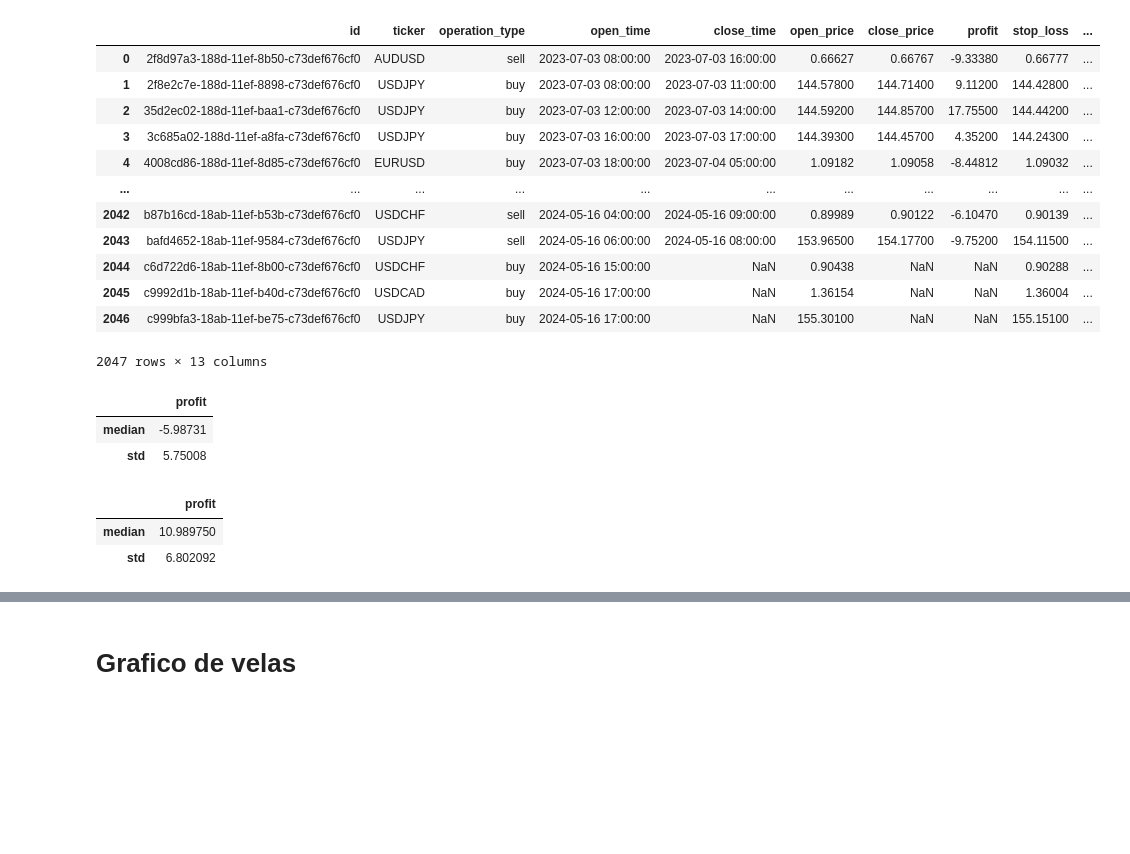
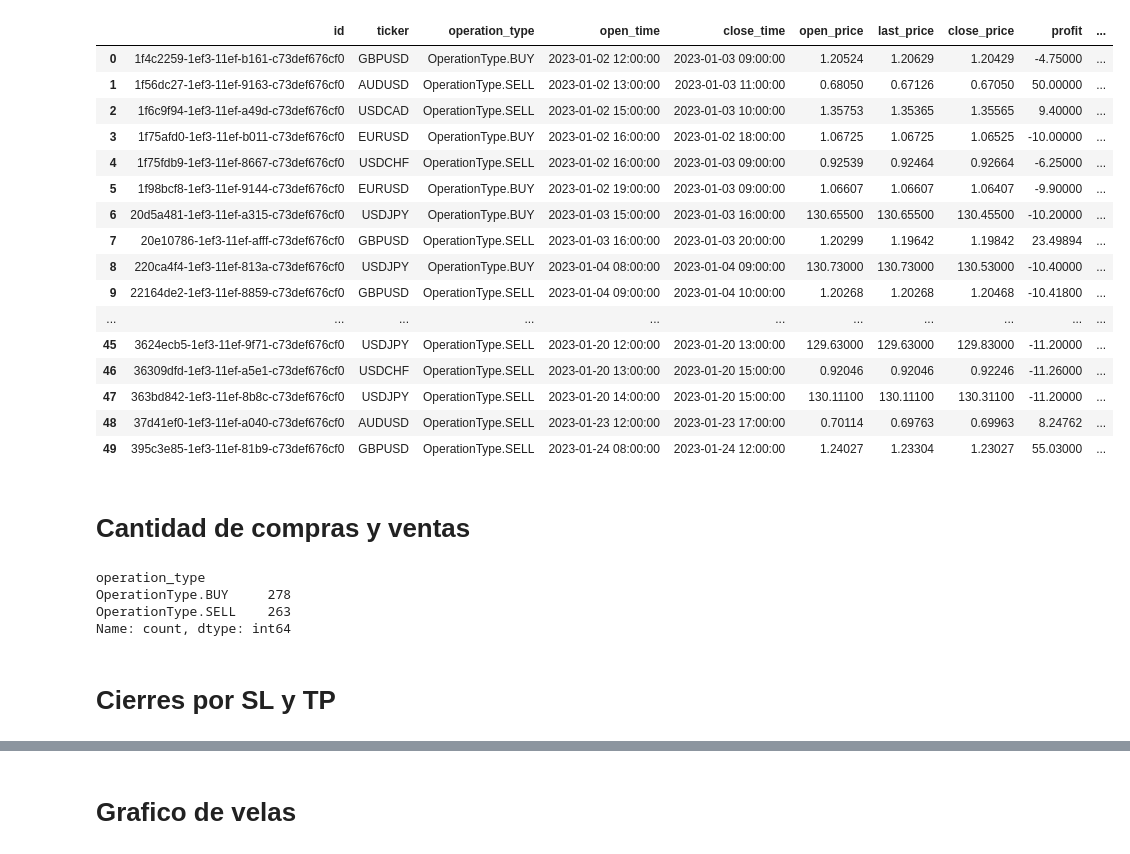
Before and after one commit to SaidJacobo/forex_ml_bot, a Jupyter notebook: Check results.ipynb, the cells around one changed output, grey strips where cells are left out. Drawn from its saved outputs; the diff is of its cells as text; code cells hidden in the pictures; blank space fills up the shorter version.

```diff
--- a/Check results.ipynb
+++ b/Check results.ipynb
@@ -7,6 +7,10 @@ import yaml
 import os
 import numpy as np
 from statistics import mean
+from IPython.display import clear_output
+from datetime import datetime, timedelta
+import time
+pd.options.display.max_rows = 999
 # %%
 def plot_confusion_matrix(y_true, y_pred, classes,
                           normalize=False,
@@ -40,39 +44,47 @@ def plot_confusion_matrix(y_true, y_pred, classes,
     plt.xlabel('Etiqueta Predicha')
     plt.tight_layout()
 # %%
-path = 'Mode_train-Model_random_forest-TrainWw_480-TrainPd_1-TradingStgy_macd_strategy-PeriodsFwTg_5-SL_15-TP_30-UseDaysClose_False'
+# path = 'Mode_train-Model_gradient_boosting-TrainWw_480-TrainPd_24-TradingStgy_bband_strategy-PeriodsFwTg_5-SL_10-RR_2-UseDaysClose_False'
+# path = 'Mode_train-Model_random_forest-TrainWw_960-TrainPd_24-TradingStgy_bband_strategy-PeriodsFwTg_5-SL_15-RR_3-UseDaysClose_False'
+# path = 'Mode_train-Model_random_forest-TrainWw_1440-TrainPd_24-TradingStgy_macd_strategy-PeriodsFwTg_3-SL_10-RR_3-UseDaysClose_False'
+# path = 'Mode_train-Model_gradient_boosting-TrainWw_960-TrainPd_24-TradingStgy_bband_strategy-PeriodsFwTg_10-SL_15-RR_3-UseDaysClose_False'
+# path = 'Mode_train-Model_gradient_boosting-TrainWw_960-TrainPd_24-TradingStgy_bband_strategy-PeriodsFwTg_10-SL_20-RR_4-UseDaysClose_False'
+
+path = 'Mode_train-Model_gradient_boosting-TrainWw_960-TrainPd_24-TradingStgy_bband_strategy-PeriodsFwTg_10-SL_20-RR_5-UseDaysClose_False'
+
 orders = pd.read_csv(os.path.join('./backbone/data/backtest/experiments', path, 'orders.csv'))
 wallet = pd.read_csv(os.path.join('./backbone/data/backtest/experiments', path, 'wallet.csv'))
-true_values = pd.read_csv(os.path.join('./backbone/data/backtest/experiments', path, 'truevals.csv'))
-predictions = pd.read_csv(os.path.join('./backbone/data/backtest/experiments', path, 'preds.csv'))
 # %%
-orders
+orders.head(50)
 # %% [output]
-|  | id | ticker | operation_type | open_time | close_time | open_price | close_price | profit | stop_loss | ... |
-| 0 | 2f8d97a3-188d-11ef-8b50-c73def676cf0 | AUDUSD | sell | 2023-07-03 08:00:00 | 2023-07-03 16:00:00 | 0.66627 | 0.66767 | -9.33380 | 0.66777 | ... |
-| 1 | 2f8e2c7e-188d-11ef-8898-c73def676cf0 | USDJPY | buy | 2023-07-03 08:00:00 | 2023-07-03 11:00:00 | 144.57800 | 144.71400 | 9.11200 | 144.42800 | ... |
-| 2 | 35d2ec02-188d-11ef-baa1-c73def676cf0 | USDJPY | buy | 2023-07-03 12:00:00 | 2023-07-03 14:00:00 | 144.59200 | 144.85700 | 17.75500 | 144.44200 | ... |
-| 3 | 3c685a02-188d-11ef-a8fa-c73def676cf0 | USDJPY | buy | 2023-07-03 16:00:00 | 2023-07-03 17:00:00 | 144.39300 | 144.45700 | 4.35200 | 144.24300 | ... |
-| 4 | 4008cd86-188d-11ef-8d85-c73def676cf0 | EURUSD | buy | 2023-07-03 18:00:00 | 2023-07-04 05:00:00 | 1.09182 | 1.09058 | -8.44812 | 1.09032 | ... |
+|  | id | ticker | operation_type | open_time | close_time | open_price | last_price | close_price | profit | ... |
+| 0 | 1f4c2259-1ef3-11ef-b161-c73def676cf0 | GBPUSD | OperationType.BUY | 2023-01-02 12:00:00 | 2023-01-03 09:00:00 | 1.20524 | 1.20629 | 1.20429 | -4.75000 | ... |
+| 1 | 1f56dc27-1ef3-11ef-9163-c73def676cf0 | AUDUSD | OperationType.SELL | 2023-01-02 13:00:00 | 2023-01-03 11:00:00 | 0.68050 | 0.67126 | 0.67050 | 50.00000 | ... |
+| 2 | 1f6c9f94-1ef3-11ef-a49d-c73def676cf0 | USDCAD | OperationType.SELL | 2023-01-02 15:00:00 | 2023-01-03 10:00:00 | 1.35753 | 1.35365 | 1.35565 | 9.40000 | ... |
+| 3 | 1f75afd0-1ef3-11ef-b011-c73def676cf0 | EURUSD | OperationType.BUY | 2023-01-02 16:00:00 | 2023-01-02 18:00:00 | 1.06725 | 1.06725 | 1.06525 | -10.00000 | ... |
+| 4 | 1f75fdb9-1ef3-11ef-8667-c73def676cf0 | USDCHF | OperationType.SELL | 2023-01-02 16:00:00 | 2023-01-03 09:00:00 | 0.92539 | 0.92464 | 0.92664 | -6.25000 | ... |
+| 5 | 1f98bcf8-1ef3-11ef-9144-c73def676cf0 | EURUSD | OperationType.BUY | 2023-01-02 19:00:00 | 2023-01-03 09:00:00 | 1.06607 | 1.06607 | 1.06407 | -9.90000 | ... |
+| 6 | 20d5a481-1ef3-11ef-a315-c73def676cf0 | USDJPY | OperationType.BUY | 2023-01-03 15:00:00 | 2023-01-03 16:00:00 | 130.65500 | 130.65500 | 130.45500 | -10.20000 | ... |
+| 7 | 20e10786-1ef3-11ef-afff-c73def676cf0 | GBPUSD | OperationType.SELL | 2023-01-03 16:00:00 | 2023-01-03 20:00:00 | 1.20299 | 1.19642 | 1.19842 | 23.49894 | ... |
+| 8 | 220ca4f4-1ef3-11ef-813a-c73def676cf0 | USDJPY | OperationType.BUY | 2023-01-04 08:00:00 | 2023-01-04 09:00:00 | 130.73000 | 130.73000 | 130.53000 | -10.40000 | ... |
+| 9 | 22164de2-1ef3-11ef-8859-c73def676cf0 | GBPUSD | OperationType.SELL | 2023-01-04 09:00:00 | 2023-01-04 10:00:00 | 1.20268 | 1.20268 | 1.20468 | -10.41800 | ... |
 | ... | ... | ... | ... | ... | ... | ... | ... | ... | ... | ... |
-| 2042 | b87b16cd-18ab-11ef-b53b-c73def676cf0 | USDCHF | sell | 2024-05-16 04:00:00 | 2024-05-16 09:00:00 | 0.89989 | 0.90122 | -6.10470 | 0.90139 | ... |
-| 2043 | bafd4652-18ab-11ef-9584-c73def676cf0 | USDJPY | sell | 2024-05-16 06:00:00 | 2024-05-16 08:00:00 | 153.96500 | 154.17700 | -9.75200 | 154.11500 | ... |
-| 2044 | c6d722d6-18ab-11ef-8b00-c73def676cf0 | USDCHF | buy | 2024-05-16 15:00:00 | NaN | 0.90438 | NaN | NaN | 0.90288 | ... |
-| 2045 | c9992d1b-18ab-11ef-b40d-c73def676cf0 | USDCAD | buy | 2024-05-16 17:00:00 | NaN | 1.36154 | NaN | NaN | 1.36004 | ... |
-| 2046 | c999bfa3-18ab-11ef-be75-c73def676cf0 | USDJPY | buy | 2024-05-16 17:00:00 | NaN | 155.30100 | NaN | NaN | 155.15100 | ... |
+| 45 | 3624ecb5-1ef3-11ef-9f71-c73def676cf0 | USDJPY | OperationType.SELL | 2023-01-20 12:00:00 | 2023-01-20 13:00:00 | 129.63000 | 129.63000 | 129.83000 | -11.20000 | ... |
+| 46 | 36309dfd-1ef3-11ef-a5e1-c73def676cf0 | USDCHF | OperationType.SELL | 2023-01-20 13:00:00 | 2023-01-20 15:00:00 | 0.92046 | 0.92046 | 0.92246 | -11.26000 | ... |
+| 47 | 363bd842-1ef3-11ef-8b8c-c73def676cf0 | USDJPY | OperationType.SELL | 2023-01-20 14:00:00 | 2023-01-20 15:00:00 | 130.11100 | 130.11100 | 130.31100 | -11.20000 | ... |
+| 48 | 37d41ef0-1ef3-11ef-a040-c73def676cf0 | AUDUSD | OperationType.SELL | 2023-01-23 12:00:00 | 2023-01-23 17:00:00 | 0.70114 | 0.69763 | 0.69963 | 8.24762 | ... |
+| 49 | 395c3e85-1ef3-11ef-81b9-c73def676cf0 | GBPUSD | OperationType.SELL | 2023-01-24 08:00:00 | 2023-01-24 12:00:00 | 1.24027 | 1.23304 | 1.23027 | 55.03000 | ... |
-2047 rows × 13 columns
-# %%
-orders[orders['profit']<0].agg({'profit':['median', 'std']})
-# %% [output]
-|  | profit |
-| median | -5.98731 |
-| std | 5.75008 |
-# %%
-orders[orders['profit']>0].agg({'profit':['median', 'std']})
-# %% [output]
-|  | profit |
-| median | 10.989750 |
-| std | 6.802092 |
+# %% [markdown]
+# Cantidad de compras y ventas
+# %%
+orders.operation_type.value_counts()
+# %% [output]
+operation_type
+OperationType.BUY     278
+OperationType.SELL    263
+Name: count, dtype: int64
+# %% [markdown]
+# Cierres por SL y TP
 # %%
 orders.comment.value_counts()
 # %% [output]
```
Also changed, not shown: parts of 34 cells of this notebook, 4 other files.
